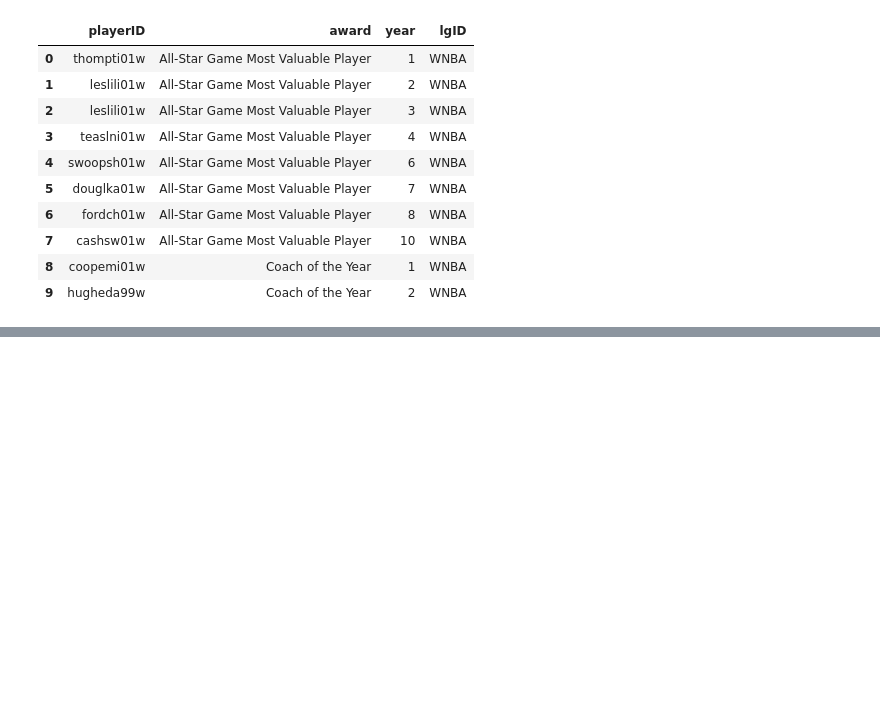
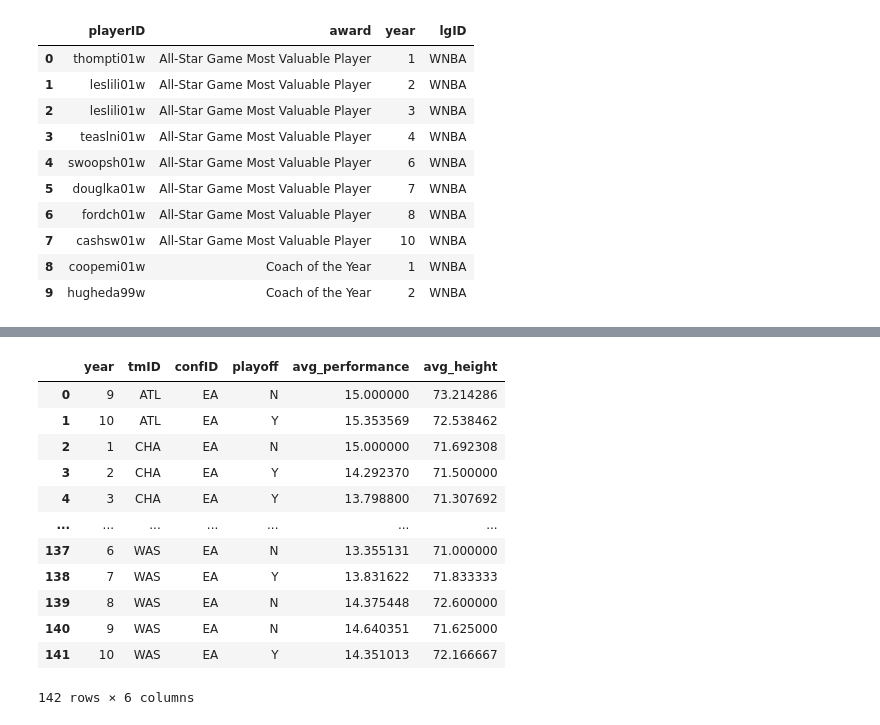
Before and after one commit to jmisidro/FEUP_ML, a Jupyter notebook: src/preparation.ipynb, the cells around one changed output, grey strips where cells are left out. Cells and saved outputs as stored; diff of their text form; code cells hidden in the pictures; blank space fills up the shorter version.

```diff
--- a/src/preparation.ipynb
+++ b/src/preparation.ipynb
@@ -68,0 +238,18 @@ teams.drop('arena', axis=1, inplace=True)
+# %%
+# Drop irrelevant columns
+teams.drop(["rank","firstRound","semis","finals","o_fgm","o_fga","o_ftm","o_fta","o_3pm","o_3pa","o_oreb","o_dreb","o_reb","o_asts","o_pf","o_stl","o_to","o_blk","o_pts","d_fgm","d_fga","d_ftm","d_fta","d_3pm","d_3pa","d_oreb","d_dreb","d_reb","d_asts","d_pf","d_stl","d_to","d_blk","d_pts","won","lost","GP","homeW","homeL","awayW","awayL","confW","confL"], axis=1, inplace=True)
+teams
+# %% [output]
+|  | year | tmID | confID | playoff | avg_performance | avg_height |
+| 0 | 9 | ATL | EA | N | 15.000000 | 73.214286 |
+| 1 | 10 | ATL | EA | Y | 15.353569 | 72.538462 |
+| 2 | 1 | CHA | EA | N | 15.000000 | 71.692308 |
+| 3 | 2 | CHA | EA | Y | 14.292370 | 71.500000 |
+| 4 | 3 | CHA | EA | Y | 13.798800 | 71.307692 |
+| ... | ... | ... | ... | ... | ... | ... |
+| 137 | 6 | WAS | EA | N | 13.355131 | 71.000000 |
+| 138 | 7 | WAS | EA | Y | 13.831622 | 71.833333 |
+| 139 | 8 | WAS | EA | N | 14.375448 | 72.600000 |
+| 140 | 9 | WAS | EA | N | 14.640351 | 71.625000 |
+| 141 | 10 | WAS | EA | Y | 14.351013 | 72.166667 |
+142 rows × 6 columns
```
Also changed, not shown: parts of 6 cells of this notebook, 2 other files.
